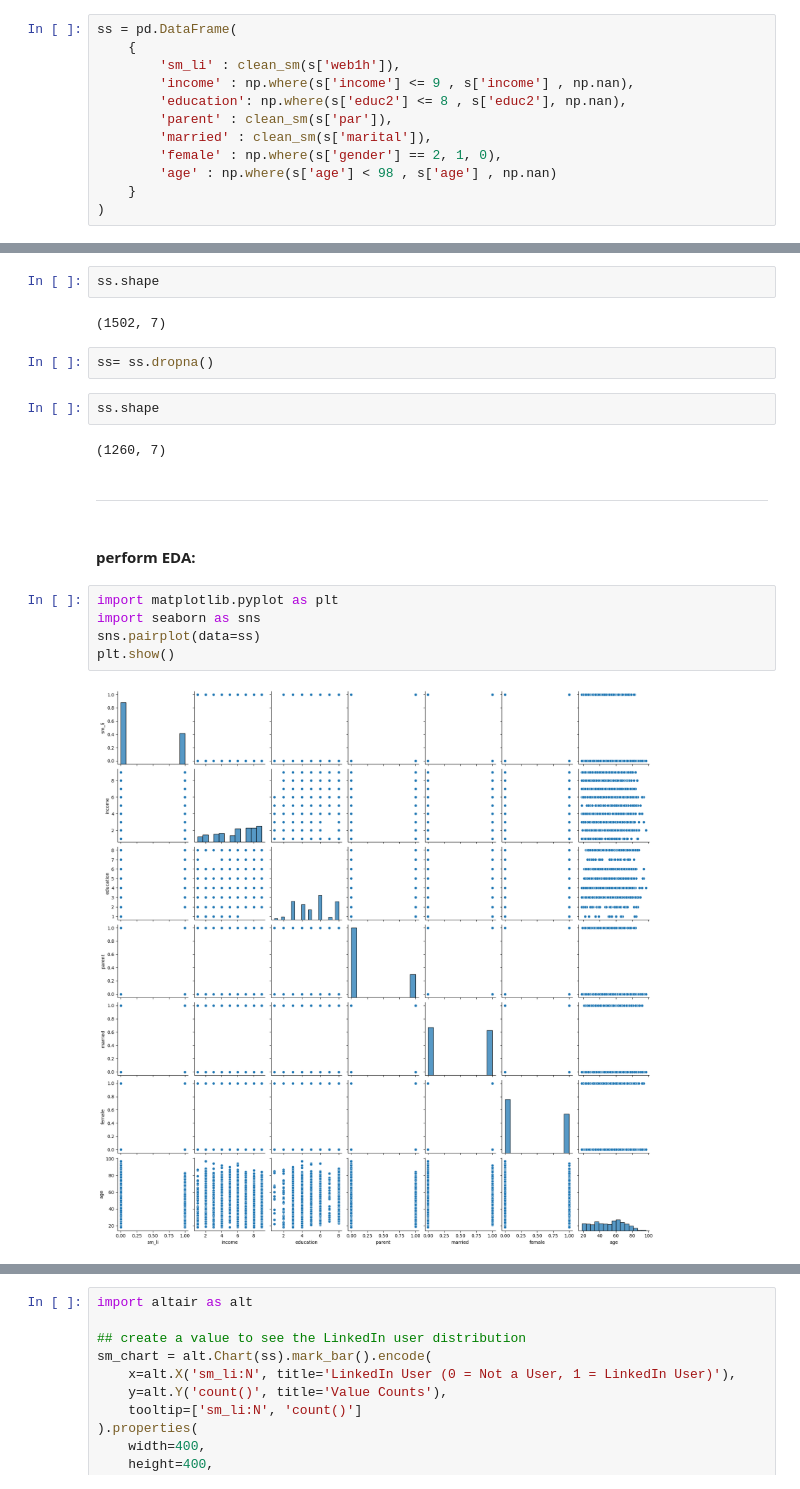
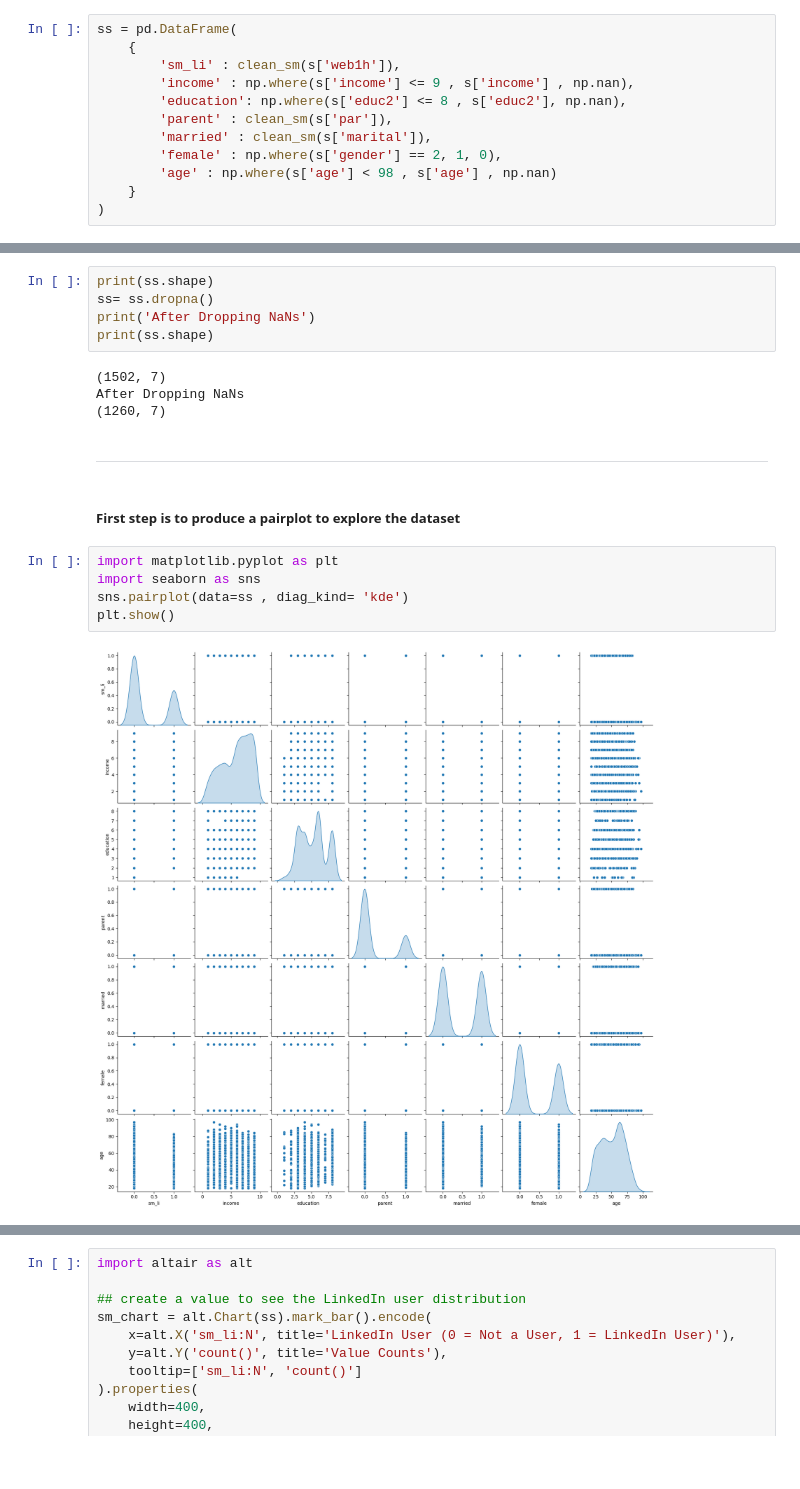
Before and after one commit to liulawrence2002/final-project-programming2, a Jupyter notebook: final project v1.ipynb, the cells around one changed output, grey strips where cells are left out. Drawn from its saved outputs; the diff is of its cells as text; blank space fills up the shorter version.

```diff
--- a/final project v1.ipynb
+++ b/final project v1.ipynb
@@ -50,21 +48,20 @@ ss = pd.DataFrame(
 # %%
-ss.shape
+print(ss.shape)
+ss= ss.dropna()
+print('After Dropping NaNs')
+print(ss.shape)
 # %% [output]
 (1502, 7)
+After Dropping NaNs
+(1260, 7)
-# %%
-ss= ss.dropna()
-# %%
-ss.shape
-# %% [output]
-(1260, 7)
 # %% [markdown]
 ---
 # %% [markdown]
-#### perform EDA:
+##### First step is to produce a pairplot to explore the dataset
 # %%
 import matplotlib.pyplot as plt
 import seaborn as sns
-sns.pairplot(data=ss)
+sns.pairplot(data=ss , diag_kind= 'kde')
 plt.show()
 # %% [output]
-[figure, old version]
+[figure, new version]
```
Also changed, not shown: parts of 35 cells of this notebook.
